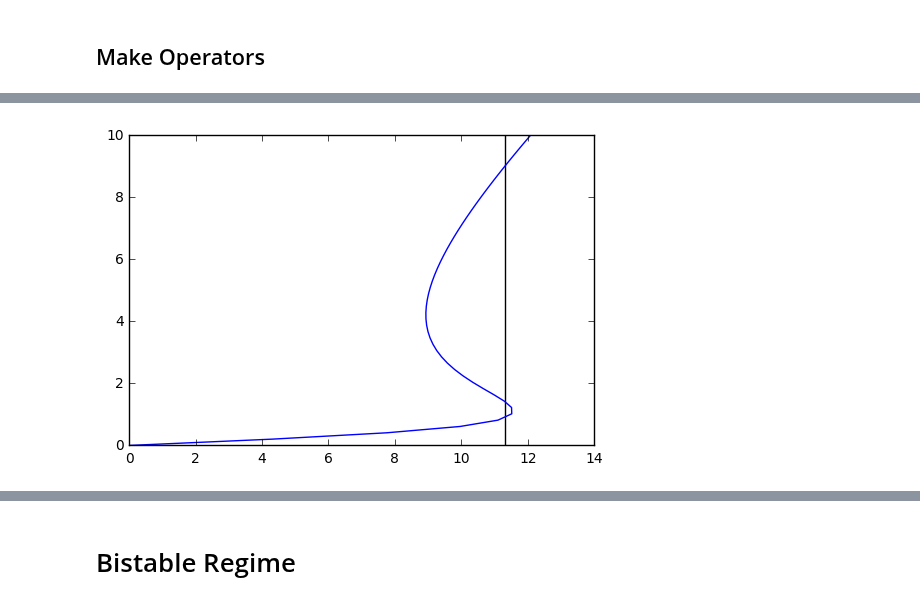
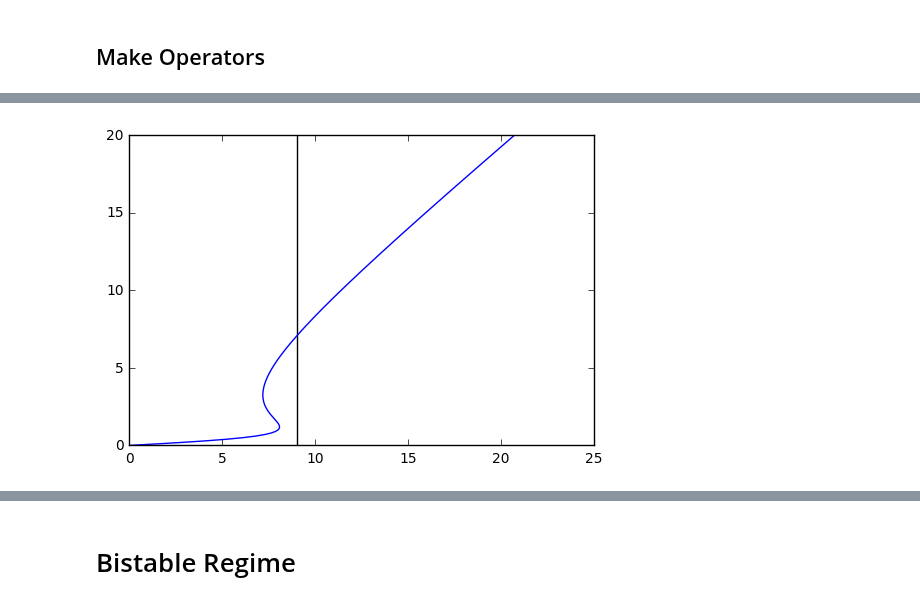
Before and after one commit to tabakg/diffusion_maps, a Jupyter notebook: quantum_state_diffusion/make_quantum_trajectory_absorptive_bistability_quantum_state_diffusion.ipynb, the cells around one changed output, grey strips where cells are left out. Drawn from its saved outputs; the diff is of its cells as text; code cells hidden in the pictures.

```diff
--- a/quantum_state_diffusion/make_quantum_trajectory_absorptive_bistability_quantum_state_diffusion.ipynb
+++ b/quantum_state_diffusion/make_quantum_trajectory_absorptive_bistability_quantum_state_diffusion.ipynb
@@ -77,10 +84,10 @@ from save2matfile_or_pkl import save2matfile_or_pkl
 
 params = {}
 
-ntraj = params['Ntraj'] = 10
-duration = params['duration'] = 10
-delta_t = params['delta_t'] = 2e-2
-Nfock_a = params['Nfock_a'] = 50
+ntraj = params['Ntraj'] = 20
+duration = params['duration'] = 100
+delta_t = params['delta_t'] = 1e-3
+Nfock_a = params['Nfock_a'] = 20
 Nfock_j = params['Nfock_j'] = 2
 # %% [markdown]
 ## Make Operators
@@ -117,36 +94,62 @@ $\left( \begin{pmatrix} {\rm 1} & {\rm 0} \\ {\rm 0} & {\rm 1}\end{pmatrix}, \be
 # %%
+a = Destroy(1)
+ad = a.dag()
+
+sm = LocalSigma(2, 1,0)/sqrt(2)
+sp = sm.dag()
+sz = sp*sm - sm*sp
+
+j = Jminus(2)
+jp = j.dag()
+jz = Jz(2)
+
+jx = (jp + j) / 2.
+jy = (jp - j) / 2.
+
+k,g0,g = symbols("kappa, g0,gamma", positive=True)
+DD, TT = symbols("Delta, Theta", real=True)
+W = symbols("Omega")
+
+L = [sqrt(k)*a,
+     sqrt(g)*j]
+H = -I*g0*(a*jp - ad * j) + DD*jz + TT*ad*a
+S = identity_matrix(2)
+
+slh = SLH(S, L, H).coherent_input(W,0)
+slh
+
 ## Numerical parameters
 
 a.space.dimension = Nfock_a
 j.space.dimension = Nfock_j
 
 # default are for absorptive bistability
-def make_nparams(Cn=10.5, kn=.12, yn=11.3, DDn=0, TTn=0., J = 0.5):
+def make_nparams(Cn=7., kn=.3, yn=9, DDn=0, TTn=0., J = 0.5):
     g0n = np.sqrt(2.*kn*Cn)
     Wn = yn*kn/np.sqrt(2)/g0n
 
     nparams = {
         W: Wn/np.sqrt(2*kn),
         k: 2*kn,
         g: 2./np.sqrt(2*J),
         g0: -g0n/np.sqrt(2*J),
         DD: DDn,
         TT: TTn,
     }
-    xrs = np.linspace(0, 10)
+    xrs = np.linspace(0, 20,200)
     yrs = 2*Cn*xrs/(1+xrs**2) + xrs
     plt.plot(yrs, xrs)
     plt.vlines([yn], *plt.ylim())
     return nparams
 
 if Regime == "absorptive_bistable":
     nparams = make_nparams()
 else:
     raise ValueError("Unknown regime, or not implemented yet.")
 
-Hq, Lqs = slh.substitute(nparams).HL_to_qutip()
+H_num, L_num = slh.substitute(nparams).HL_to_qutip()
 # %% [output]
-[figure, old version]
+[figure, new version]
 # %%
 ## Observables
 
```
Also changed, not shown: parts of 15 cells of this notebook, 4 other files.
